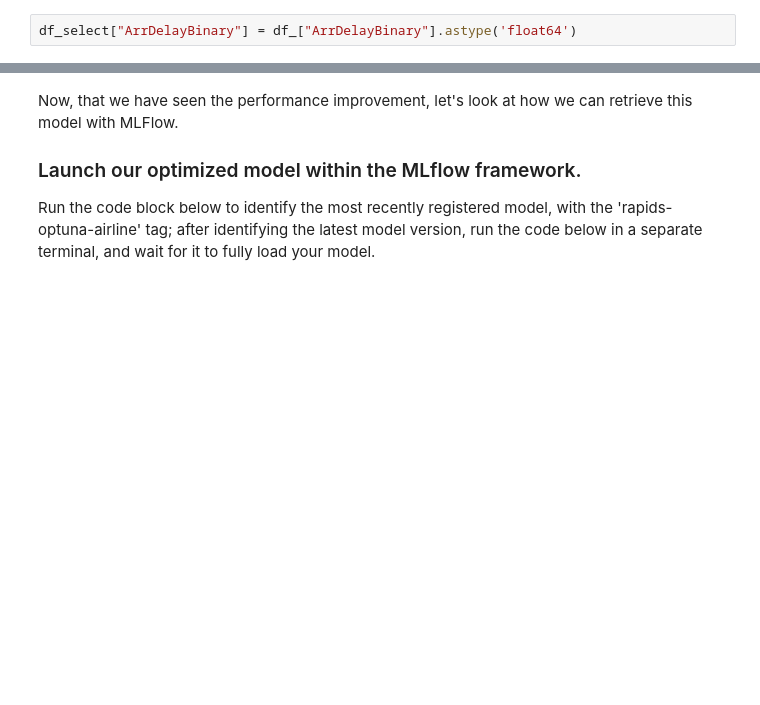
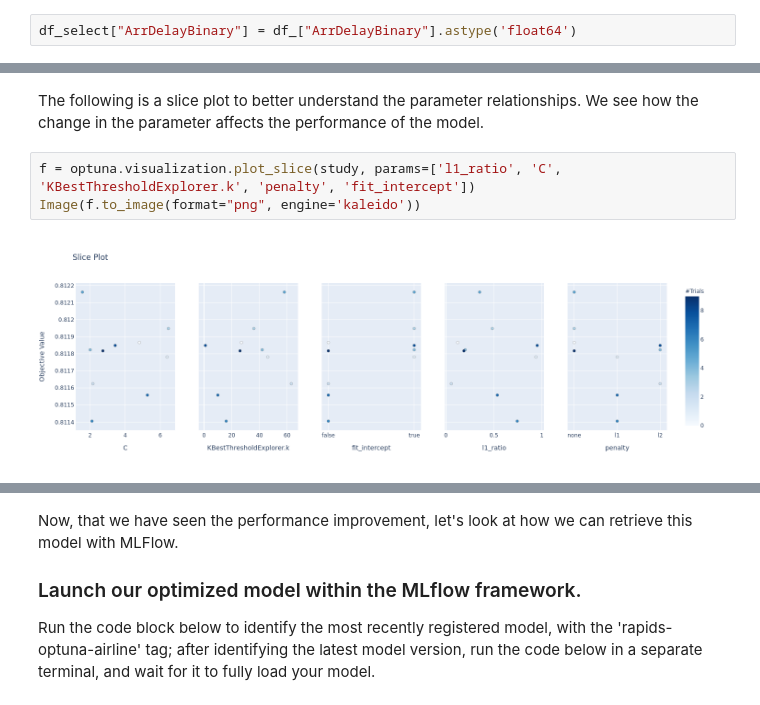
Before and after one commit to rapidsai/cloud-ml-examples, a Jupyter notebook: optuna/notebooks/RAPIDS_xfeat_Optuna.ipynb, the cells around one changed output, grey strips where cells are left out. Saved outputs shown, nothing was run; the diff lists cells and outputs as text; blank space fills up the shorter version.

```diff
--- a/optuna/notebooks/RAPIDS_xfeat_Optuna.ipynb
+++ b/optuna/notebooks/RAPIDS_xfeat_Optuna.ipynb
@@ -453,0 +446,7 @@ We see that GPU runs are faster for 100,000 rows and we are able to obtain speed
+# %% [markdown]
+The following is a slice plot to better understand the parameter relationships. We see how the change in the parameter affects the performance of the model.
+# %%
+f = optuna.visualization.plot_slice(study, params=['l1_ratio', 'C', 'KBestThresholdExplorer.k', 'penalty', 'fit_intercept'])
+Image(f.to_image(format="png", engine='kaleido'))
+# %% [output]
+[figure, added]
```
Also changed, not shown: parts of 15 cells of this notebook.
